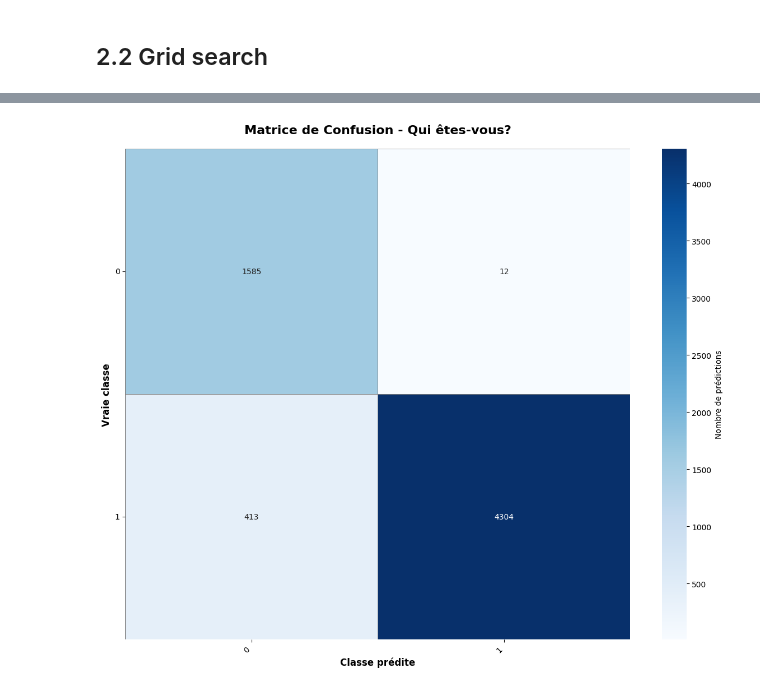
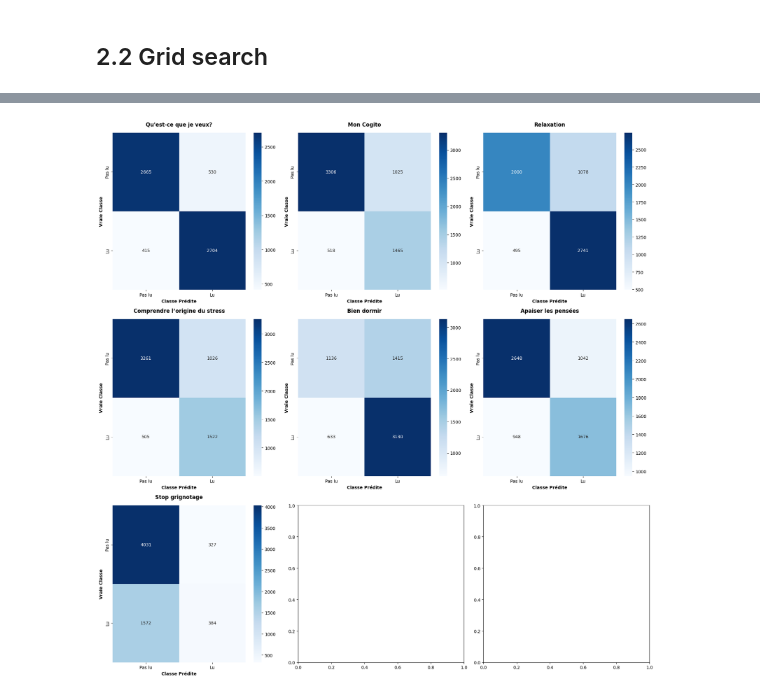
Before and after one commit to jolagre-art/wellbeai, a Jupyter notebook: notebooks/ML_1.ipynb, the cells around one changed output, grey strips where cells are left out. Cells and saved outputs as stored; diff of their text form; code cells hidden in the pictures.

```diff
--- a/notebooks/ML_1.ipynb
+++ b/notebooks/ML_1.ipynb
@@ -177,9 +169,7 @@ X_scatter = df_scatter[BIN_COLS]
 pca = PCA(n_components=2)
 X_pca = pca.fit_transform(X_scatter)
 
-for idx, k in enumerate(content_vals.keys()):
+for idx, k in enumerate(content_vals):
     sns.scatterplot(x=X_pca[:,0], y=X_pca[:,1], hue=df_scatter[k])
     plt.show()
-    #if idx == 4:
-    #    break
 # %% [output]
@@ -281,7 +253,7 @@ PARAM_GRIDS = {
 # %%
 DATASETS = dict()
 
-for col, v in content_vals.items():
+for col in content_vals:
     _y = (df[col] != 0).astype(int)
 
     X_train_raw, _X_test, y_train_raw, _y_test = train_test_split(
@@ -298,6 +270,9 @@ for col, v in content_vals.items():
         random_state=SEED
     )
 
+    print(col,  _y.mean(), _y_train.mean(), _y_test.mean(), _y_val.mean())
+
+
     DATASETS[col] = {
         "X_train": _X_train,
         "y_train": _y_train,
@@ -327,7 +310,7 @@ def get_best_estimator(col, estimator_type):
     return grid_cv
 
 best_params_for_content = dict()
-for col in content_vals.keys():
+for col in content_vals:
     print(col)
     best_score = 0.0
     best_g = None
@@ -339,9 +322,10 @@ for col in content_vals.keys():
             best_score = g.best_score_
             best_g = g
 
-    #if best_g.best_score_ > 0.75:
+
     best_params_for_content[col] = best_g
-    print("BEST", best_g.best_score_, best_g.best_params_)
-    #else:
-    #    print("BEST but not enough", best_g.best_score_, best_g.best_params_)
+    if best_g.best_score_ > 0.75:
+        print("BEST", best_g.best_score_, best_g.best_params_)
+    else:
+        print("BEST but not enough", best_g.best_score_, best_g.best_params_)
 # %% [output]
@@ -365,53 +407,19 @@ BEST 0.7019796097386871 {'model': GradientBoostingClassifier(random_state=42), '
 # %%
-for content, params in best_params_for_content.items():
-    print(content, params.best_params_)
-    X_train = DATASETS[content]["X_train"]
-    y_train = DATASETS[content]["y_train"]
+fig, axes = plt.subplots(3, 3, figsize=(18, 18))
 
-    best_pipeline = pipeline.set_params(**params.best_params_)
-    best_pipeline.fit(X_train, y_train)
+predictions = [(content, v[0], v[1]) for content, v in confusion_data.items()]
 
-    print("Entrainement fini")
+axes = axes.flatten()
 
-    if isinstance(best_pipeline.steps[1][1], RandomForestClassifier):
-        print("Importance des features")
-        zip_features = zip(X_train.columns, best_pipeline.steps[1][1].feature_importances_)
-        zip_features = sorted(zip_features, key=lambda x: x[1], reverse=True)
-        for zf in zip_features:
-            print(zf)
+for idx, (name, y_test, y_pred) in enumerate(predictions):
+    cm = confusion_matrix(y_test, y_pred)
+    sns.heatmap(cm, annot=True, fmt='d', cmap='Blues', ax=axes[idx],
+                xticklabels=['Pas lu', 'Lu'],
+                yticklabels=['Pas lu', 'Lu'])
+    axes[idx].set_title(f'{name}', fontsize=12, fontweight='bold', pad=15)
+    axes[idx].set_ylabel('Vraie Classe', fontweight='bold')
+    axes[idx].set_xlabel('Classe Prédite', fontweight='bold')
 
-    print("Validation")
-    X_test = DATASETS[content]["X_test"]
-
-    y_test = DATASETS[content]["y_test"]
-    score = best_pipeline.score(X_test, y_test)
-    print("Score: ", score)
-
-    # prédictions
-    y_pred = best_pipeline.predict(X_test)
-
-    # probabilités
-    y_proba = best_pipeline.predict_proba(X_test)[:,1]
-
-    print("Accuracy:", accuracy_score(y_test, y_pred))
-
-    print("ROC AUC:", roc_auc_score(y_test, y_proba))
-
-    print(classification_report(y_test, y_pred))
-
-    cm = confusion_matrix(y_test.values, y_pred)
-
-    # Visualisation
-    plt.figure(figsize=(12, 10))
-    sns.heatmap(cm, annot=True, fmt='d', cmap='Blues',
-                xticklabels=["0", "1"], yticklabels=["0", "1"],
-                cbar_kws={'label': 'Nombre de prédictions'},
-                linewidths=0.5, linecolor='gray')
-    plt.title(f'Matrice de Confusion - {content}', fontsize=16, fontweight='bold', pad=20)
-    plt.ylabel('Vraie classe', fontsize=12, fontweight='bold')
-    plt.xlabel('Classe prédite', fontsize=12, fontweight='bold')
-    plt.xticks(rotation=45, ha='right')
-    plt.yticks(rotation=0)
-    plt.tight_layout()
-    plt.show()
+plt.tight_layout()
+plt.show()
 # %% [output]
@@ -435 +426 @@ weighted avg       0.95      0.93      0.93      6314
-[figure, old version]
+[figure, new version]
```
Also changed, not shown: parts of 24 cells of this notebook, 2 other files.
